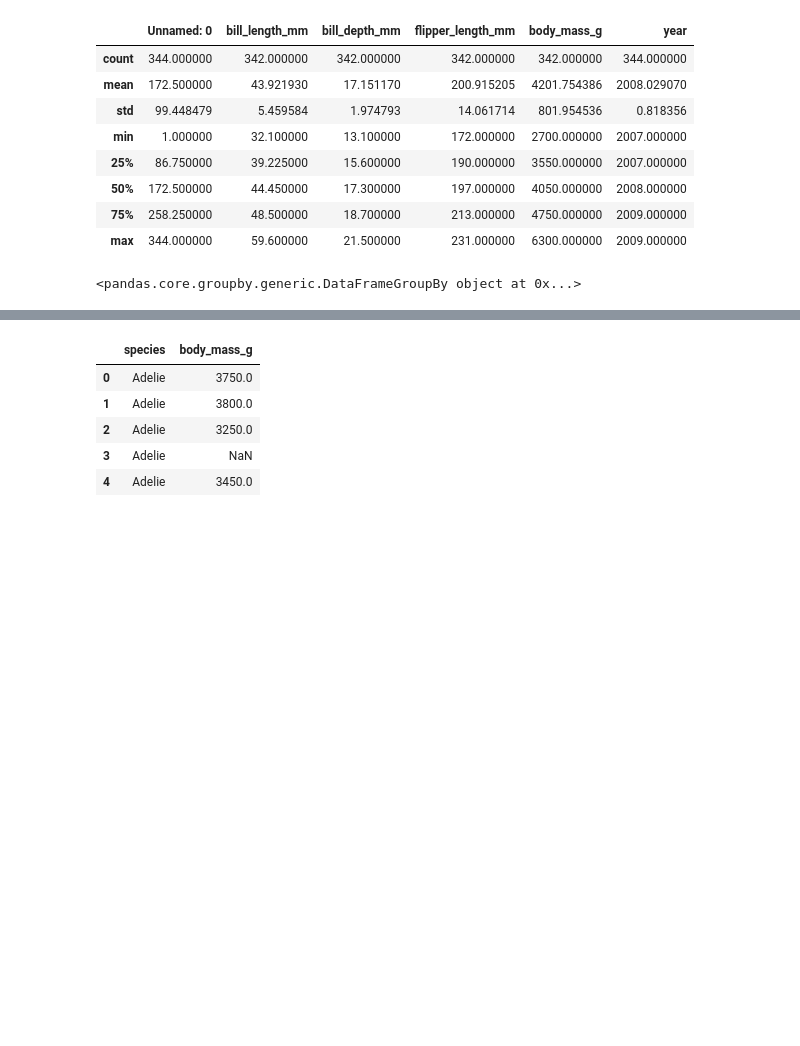
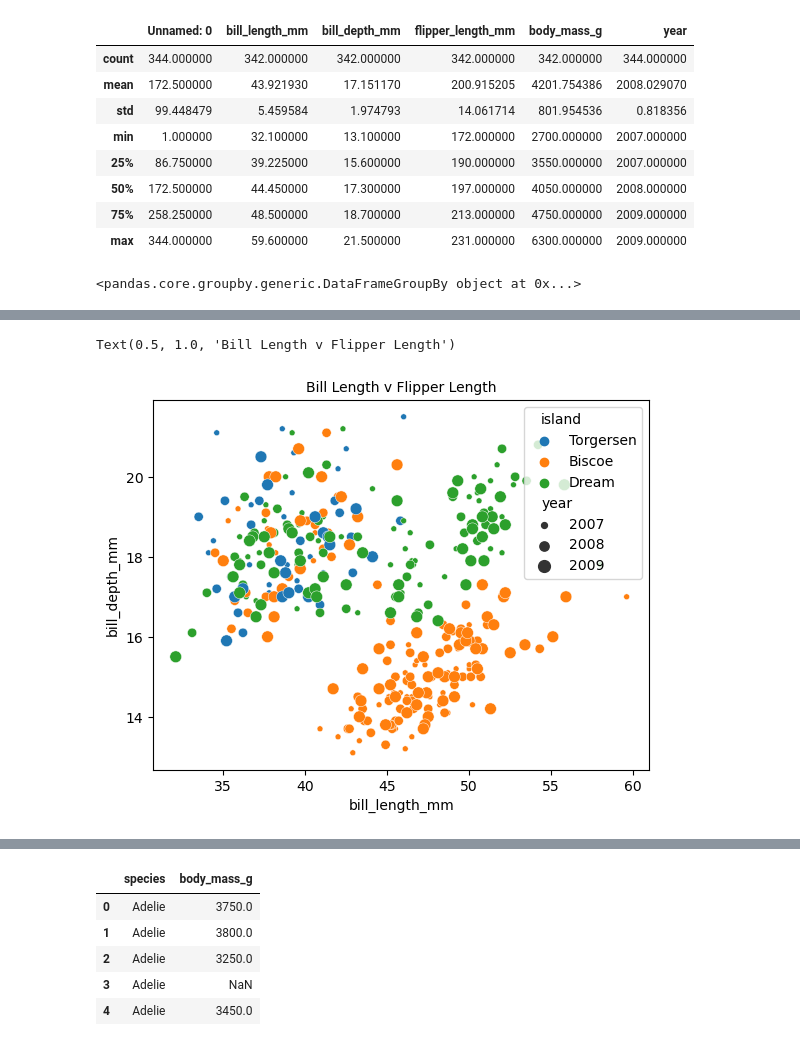
Before and after one commit to AndrewBoyne/my_qa_repo, a Jupyter notebook: Week 7/Seaborn scatter graph.ipynb, the cells around one changed output, grey strips where cells are left out. Saved outputs shown, nothing was run; the diff lists cells and outputs as text; code cells hidden in the pictures; blank space fills up the shorter version.

```diff
--- a/Week 7/Seaborn scatter graph.ipynb
+++ b/Week 7/Seaborn scatter graph.ipynb
@@ -100,0 +89,6 @@ Text(0.5, 1.0, 'Sex v Bill Length')
+# %%
+sns.scatterplot(x="bill_length_mm", y = "bill_depth_mm", data = df1, hue = "island", size = "year")
+plt.title("Bill Length v Flipper Length", size=10, color="black", )
+# %% [output]
+Text(0.5, 1.0, 'Bill Length v Flipper Length')
+[figure, added]
```
Also changed, not shown: parts of 21 cells of this notebook, 3 other files.
